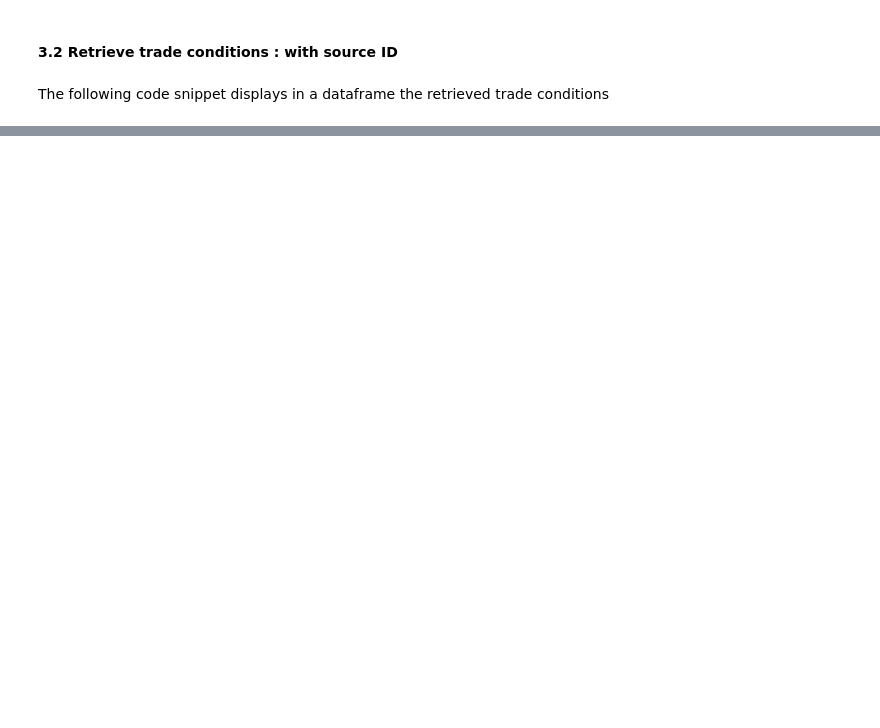
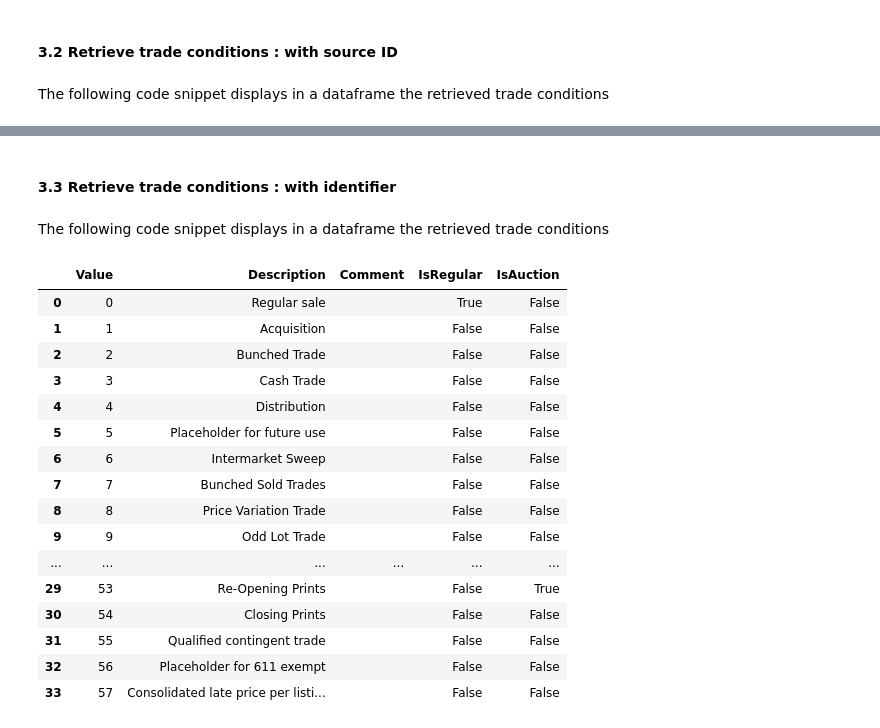
Before and after one commit to systemathics/notebook-examples, a Jupyter notebook: python/4-Analytics/Intraday/[Intraday] conditions.ipynb, the cells around one changed output, grey strips where cells are left out. Cells and saved outputs as stored; diff of their text form; code cells hidden in the pictures; blank space fills up the shorter version.

Commit message:
Updated trade_conditions notebook

```diff
--- a/python/4-Analytics/Intraday/[Intraday] conditions.ipynb
+++ b/python/4-Analytics/Intraday/[Intraday] conditions.ipynb
@@ -125,0 +183,53 @@ df
+# %% [markdown]
+#### 3.3 Retrieve trade conditions : with identifier
+# %%
+# set inputs
+identifier = identifier.Identifier(exchange = 'XNGS', ticker = 'AAPL')
+# %%
+# generate tick bars request
+request = tick_conditions.TickConditionsRequest(identifier = identifier)
+# %%
+# open a gRPC channel
+with open(os.environ['SSL_CERT_FILE'], 'rb') as f:
+    credentials = grpc.ssl_channel_credentials(f.read())
+with grpc.secure_channel(os.environ['GRPC_APIS'], credentials) as channel:
+
+    # instantiate the topologies service
+    service = tick_conditions_service.TickConditionsServiceStub(channel)
+
+    # process the topologies request
+    response = service.TickConditions(
+        request=request,
+        metadata = [('authorization', token)]
+    )
+# %% [markdown]
+The following code snippet displays in a dataframe the retrieved trade conditions
+# %%
+value = [d.value for d in response.data]
+description = [d.description for d in response.data]
+comment = [d.comment for d in response.data]
+isregular = [d.regular for d in response.data]
+isauction = [d.auction for d in response.data]
+
+# Create pandas dataframe
+d = {'Value': value, 'Description': description, 'Comment': comment, 'IsRegular': isregular, 'IsAuction': isauction}
+df = pd.DataFrame(data=d)
+df
+# %% [output]
+|  | Value | Description | Comment | IsRegular | IsAuction |
+| 0 | 0 | Regular sale |  | True | False |
+| 1 | 1 | Acquisition |  | False | False |
+| 2 | 2 | Bunched Trade |  | False | False |
+| 3 | 3 | Cash Trade |  | False | False |
+| 4 | 4 | Distribution |  | False | False |
+| 5 | 5 | Placeholder for future use |  | False | False |
+| 6 | 6 | Intermarket Sweep |  | False | False |
+| 7 | 7 | Bunched Sold Trades |  | False | False |
+| 8 | 8 | Price Variation Trade |  | False | False |
+| 9 | 9 | Odd Lot Trade |  | False | False |
+| ... | ... | ... | ... | ... | ... |
+| 29 | 53 | Re-Opening Prints |  | False | True |
+| 30 | 54 | Closing Prints |  | False | False |
+| 31 | 55 | Qualified contingent trade |  | False | False |
+| 32 | 56 | Placeholder for 611 exempt |  | False | False |
+| 33 | 57 | Consolidated late price per listi... |  | False | False |
```
Also changed, not shown: parts of 5 cells of this notebook.
